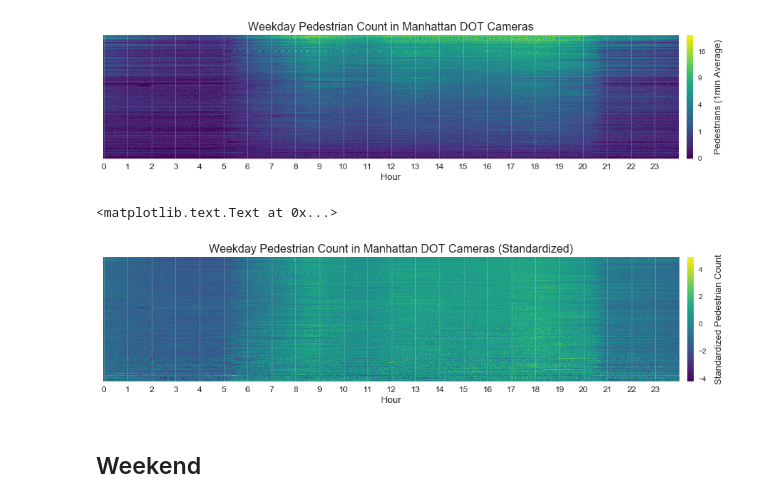
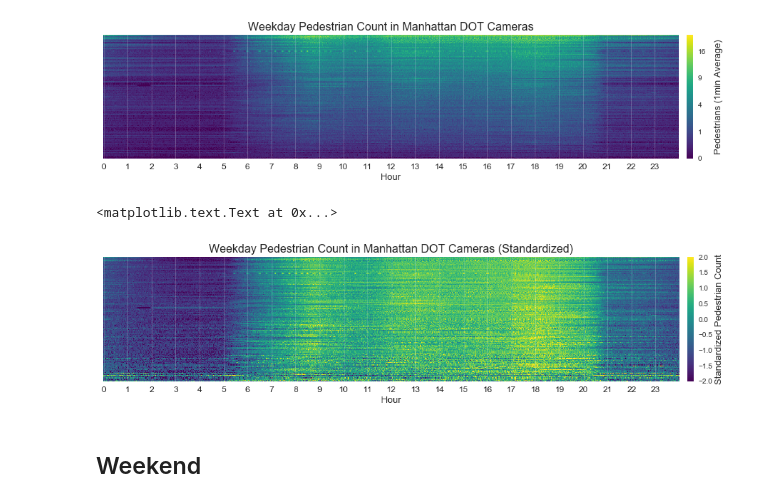
Before and after one commit to basyavasya-honmono/hadive, a Jupyter notebook: notebooks/1.0-JV-Analysis.ipynb, the cells around one changed output. Saved outputs shown, nothing was run; the diff lists cells and outputs as text; code cells hidden in the pictures.

Commit message:
Updated plots.

```diff
--- a/notebooks/1.0-JV-Analysis.ipynb
+++ b/notebooks/1.0-JV-Analysis.ipynb
@@ -126,23 +126,24 @@ ax1.set_ylabel("Pedestrians (1min Average)", fontsize=13, labelpad=50)
 # %%
 ts = ts.T
 ts = (ts - ts.mean()) / ts.std()
 
 fig, ax1 = plt.subplots(nrows=1, ncols=1, figsize=(16, 3))
 im = ax1.imshow(ts.T.values, cmap="viridis")
-fig.tight_layout()t
+im.set_clim(-2, 2)
+fig.tight_layout()
 ax1.grid(alpha=0.2)
 ax1.set_yticks([])
 ax1.set_xticklabels(range(24))
 ax1.set_xticks(np.arange(0, 1440, 60))
 cbar = fig.colorbar(im, ax=ax1, pad=0.01)
 ax1.set_title("Weekday Pedestrian Count in Manhattan DOT Cameras (Standardized)", fontsize=16)
 ax1.set_xlabel("Hour", fontsize=13)
 ax1.yaxis.set_label_position("right")
 ax1.tick_params(axis="both", which="both", labelsize=12)
 ax1.set_ylabel("Standardized Pedestrian Count", fontsize=13, labelpad=50)
 # %% [output]
 <matplotlib.text.Text at 0x...>
-[figure, old version]
+[figure, new version]
 # %% [markdown]
 ## Weekend
 # %%
```
